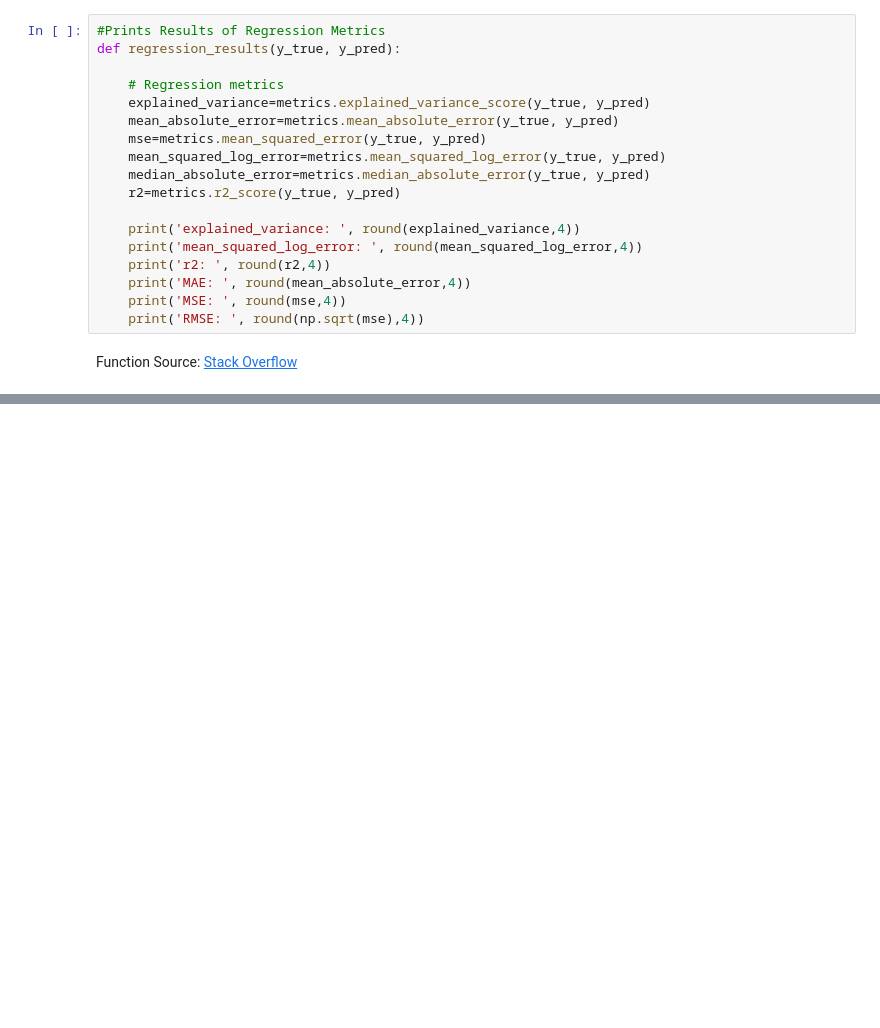
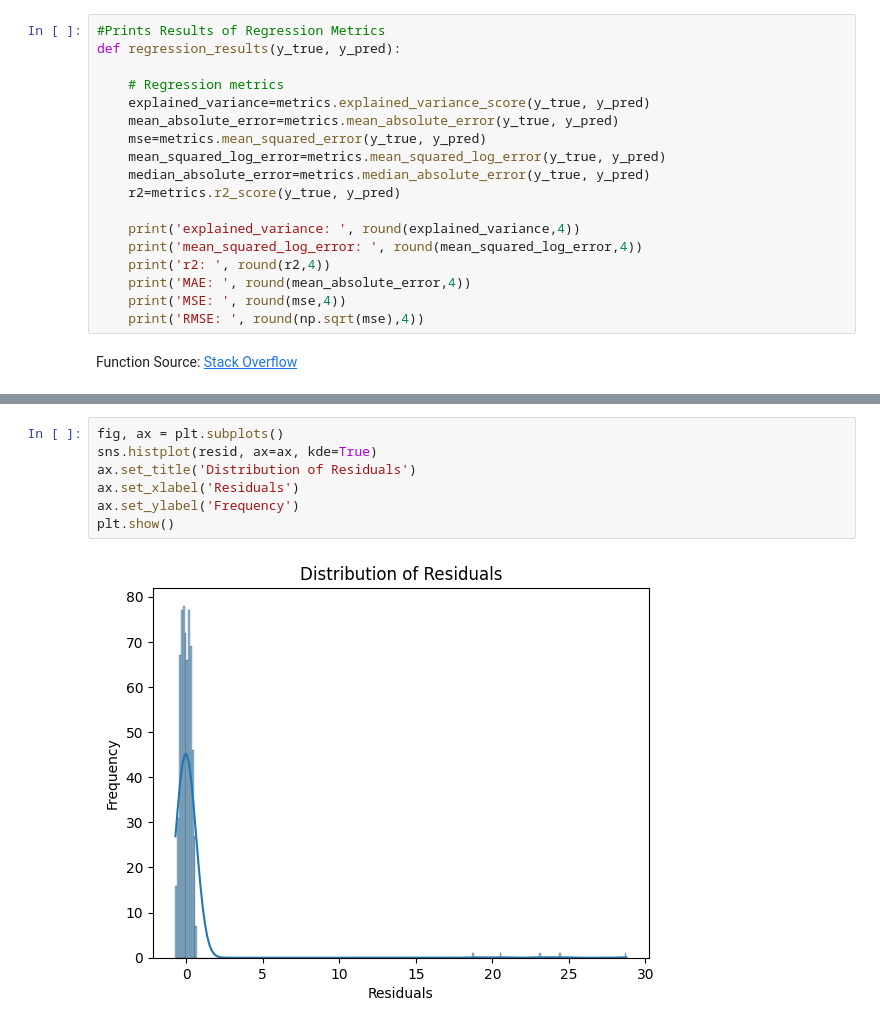
Before and after one commit to josh-g-grimes/Regression-Analysis---College-Exam-Performance, a Jupyter notebook: notebook.ipynb, the cells around one changed output, grey strips where cells are left out. Cells and saved outputs as stored; diff of their text form; blank space fills up the shorter version.

```diff
--- a/notebook.ipynb
+++ b/notebook.ipynb
@@ -518,0 +432,9 @@ plt.show()
+# %%
+fig, ax = plt.subplots()
+sns.histplot(resid, ax=ax, kde=True)
+ax.set_title('Distribution of Residuals')
+ax.set_xlabel('Residuals')
+ax.set_ylabel('Frequency')
+plt.show()
+# %% [output]
+[figure, added]
```
Also changed, not shown: parts of 42 cells of this notebook.
